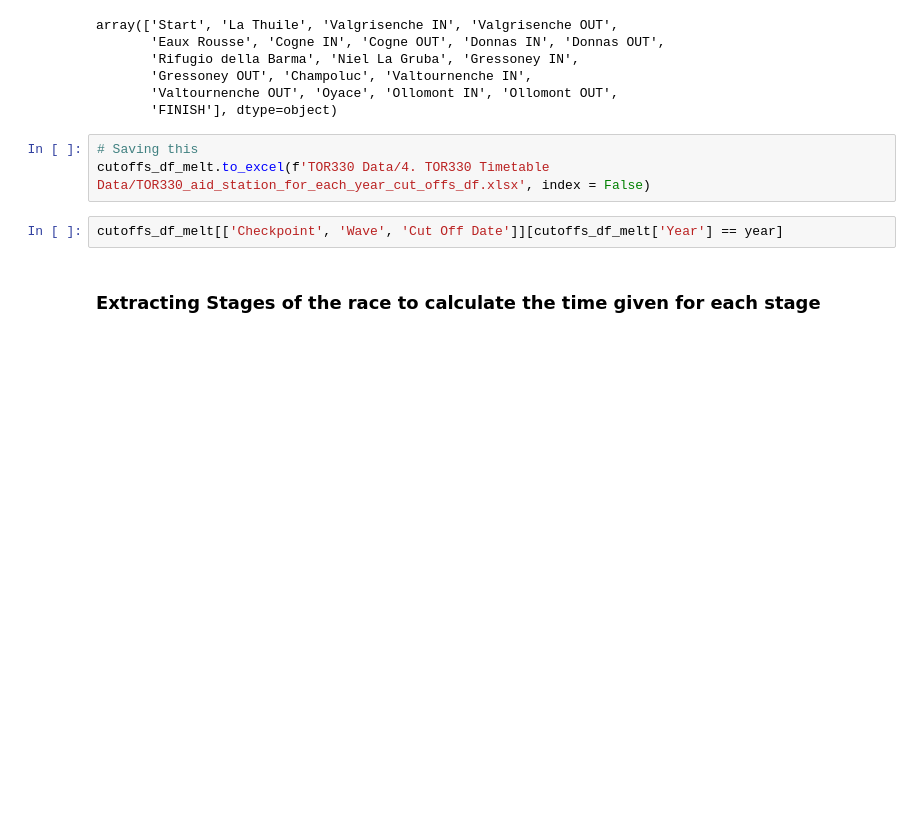
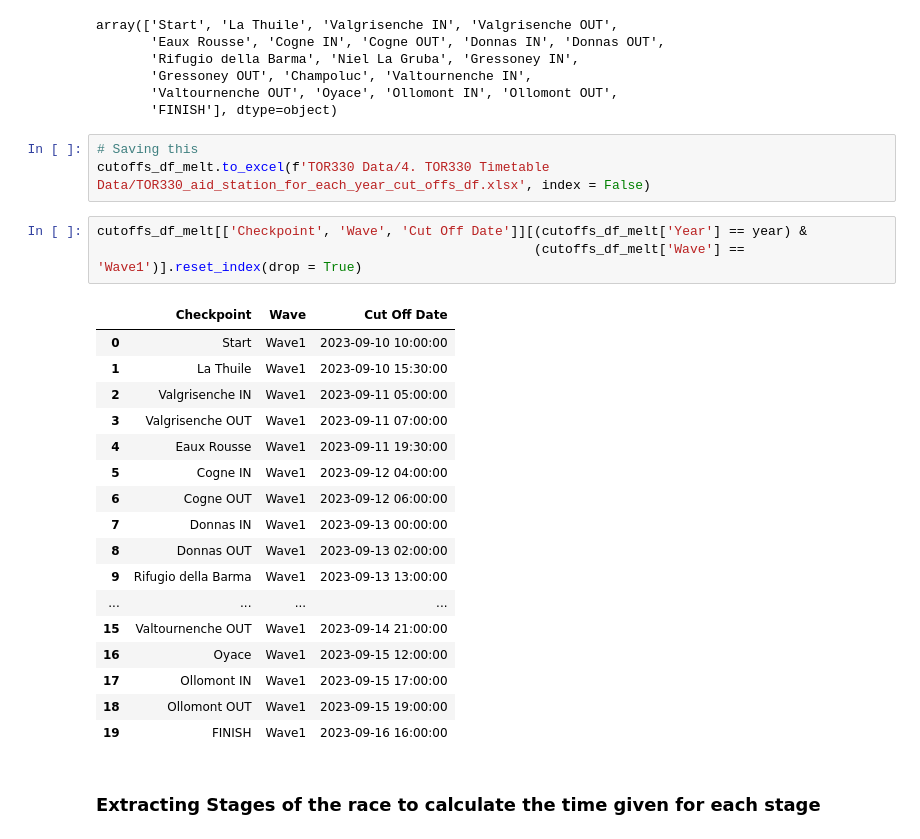
Before and after one commit to kjonina/TORX, a Jupyter notebook: Stage 4 - TOR330 Cut Offs Dataset.ipynb, the cells around one changed output. Saved outputs shown, nothing was run; the diff lists cells and outputs as text; blank space fills up the shorter version.

```diff
--- a/Stage 4 - TOR330 Cut Offs Dataset.ipynb
+++ b/Stage 4 - TOR330 Cut Offs Dataset.ipynb
@@ -430,7 +430,26 @@ array(['Start', 'La Thuile', 'Valgrisenche IN', 'Valgrisenche OUT',
 # Saving this
 cutoffs_df_melt.to_excel(f'TOR330 Data/4. TOR330 Timetable Data/TOR330_aid_station_for_each_year_cut_offs_df.xlsx', index = False)
 # %%
-cutoffs_df_melt[['Checkpoint', 'Wave', 'Cut Off Date']][cutoffs_df_melt['Year'] == year]
+cutoffs_df_melt[['Checkpoint', 'Wave', 'Cut Off Date']][(cutoffs_df_melt['Year'] == year) &
+                                                        (cutoffs_df_melt['Wave'] == 'Wave1')].reset_index(drop = True)
+# %% [output]
+|  | Checkpoint | Wave | Cut Off Date |
+| 0 | Start | Wave1 | 2023-09-10 10:00:00 |
+| 1 | La Thuile | Wave1 | 2023-09-10 15:30:00 |
+| 2 | Valgrisenche IN | Wave1 | 2023-09-11 05:00:00 |
+| 3 | Valgrisenche OUT | Wave1 | 2023-09-11 07:00:00 |
+| 4 | Eaux Rousse | Wave1 | 2023-09-11 19:30:00 |
+| 5 | Cogne IN | Wave1 | 2023-09-12 04:00:00 |
+| 6 | Cogne OUT | Wave1 | 2023-09-12 06:00:00 |
+| 7 | Donnas IN | Wave1 | 2023-09-13 00:00:00 |
+| 8 | Donnas OUT | Wave1 | 2023-09-13 02:00:00 |
+| 9 | Rifugio della Barma | Wave1 | 2023-09-13 13:00:00 |
+| ... | ... | ... | ... |
+| 15 | Valtournenche OUT | Wave1 | 2023-09-14 21:00:00 |
+| 16 | Oyace | Wave1 | 2023-09-15 12:00:00 |
+| 17 | Ollomont IN | Wave1 | 2023-09-15 17:00:00 |
+| 18 | Ollomont OUT | Wave1 | 2023-09-15 19:00:00 |
+| 19 | FINISH | Wave1 | 2023-09-16 16:00:00 |
 # %% [markdown]
 ### Extracting Stages of the race to calculate the time given for each stage
 # %%
```
Also changed, not shown: parts of 1 cell of this notebook, 1 other file.
